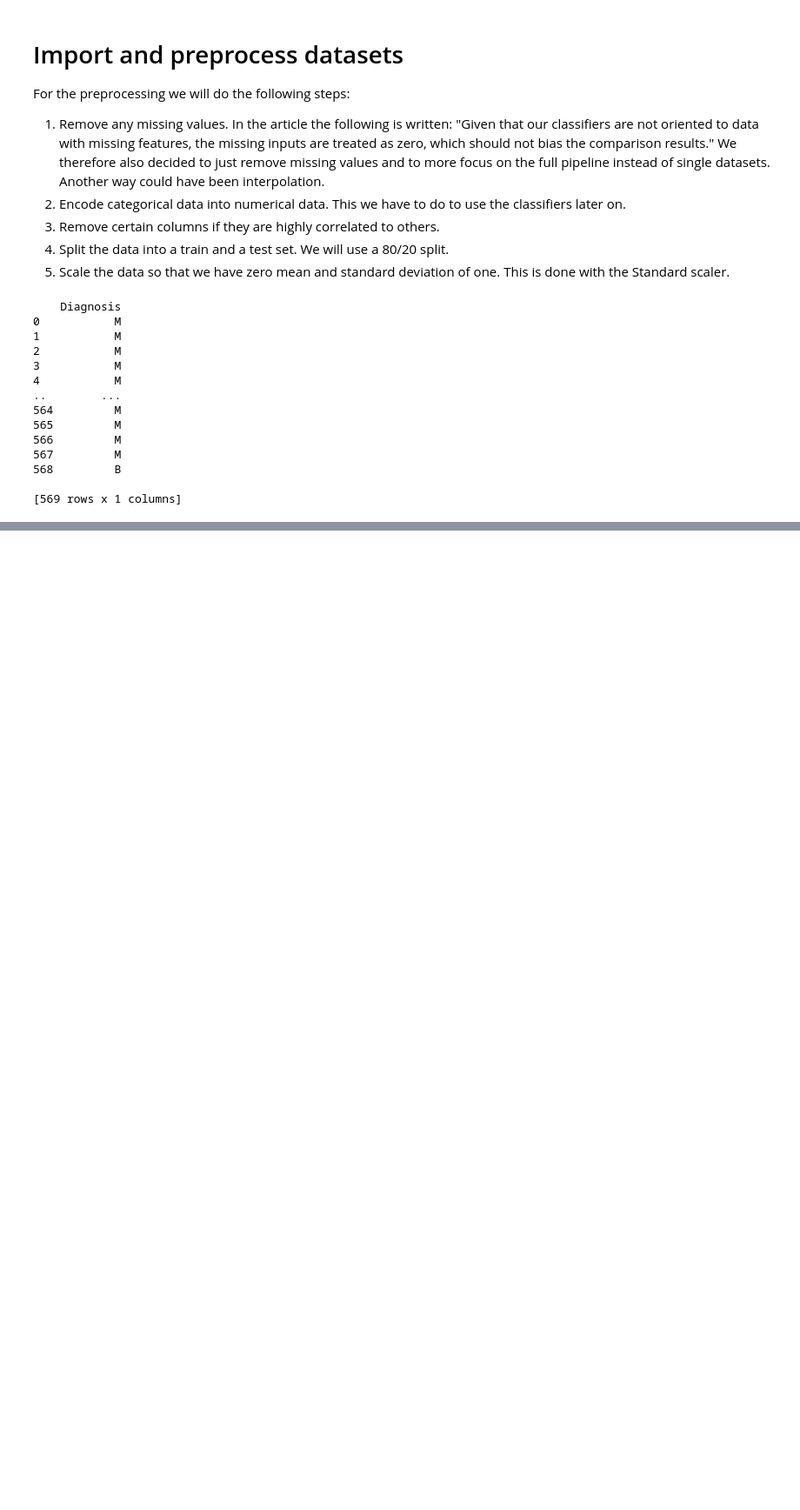
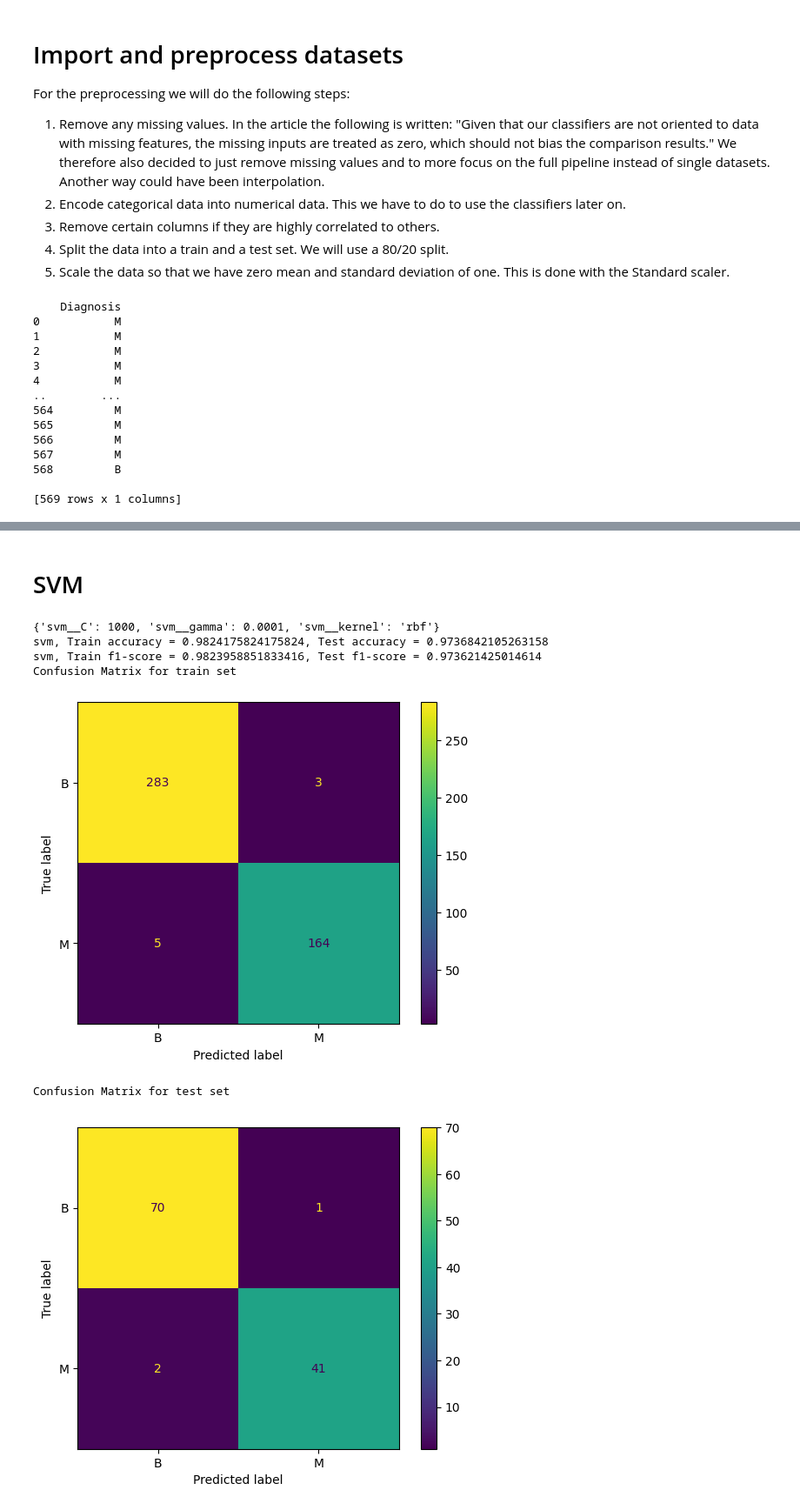
Before and after one commit to Dropptimus/D7041E_Mini_project, a Jupyter notebook: full_pipeline.ipynb, the cells around one changed output, grey strips where cells are left out. Shown at 87% size. Drawn from its saved outputs; the diff is of its cells as text; code cells hidden in the pictures; blank space fills up the shorter version.

```diff
--- a/full_pipeline.ipynb
+++ b/full_pipeline.ipynb
@@ -155,0 +180,18 @@ gs_knn.score(X_train, y_train)
+# %% [markdown]
+# SVM
+# %%
+svm = SVC()
+# params taken from here: https://www.geeksforgeeks.org/svm-hyperparameter-tuning-using-gridsearchcv-ml/
+params = [{'svm__C': [0.1, 1, 10, 100, 1000],
+              'svm__gamma': [1, 0.1, 0.01, 0.001, 0.0001],
+              'svm__kernel': ['rbf']} ]
+
+test_classifier(svm, "svm", params, X_train, y_train, X_test, y_test)
+# %% [output]
+{'svm__C': 1000, 'svm__gamma': 0.0001, 'svm__kernel': 'rbf'}
+svm, Train accuracy = 0.9824175824175824, Test accuracy = 0.9736842105263158
+svm, Train f1-score = 0.9823958851833416, Test f1-score = 0.973621425014614
+Confusion Matrix for train set
+[figure, added]
+Confusion Matrix for test set
+[figure, added]
```
Also changed, not shown: parts of 8 cells of this notebook.
